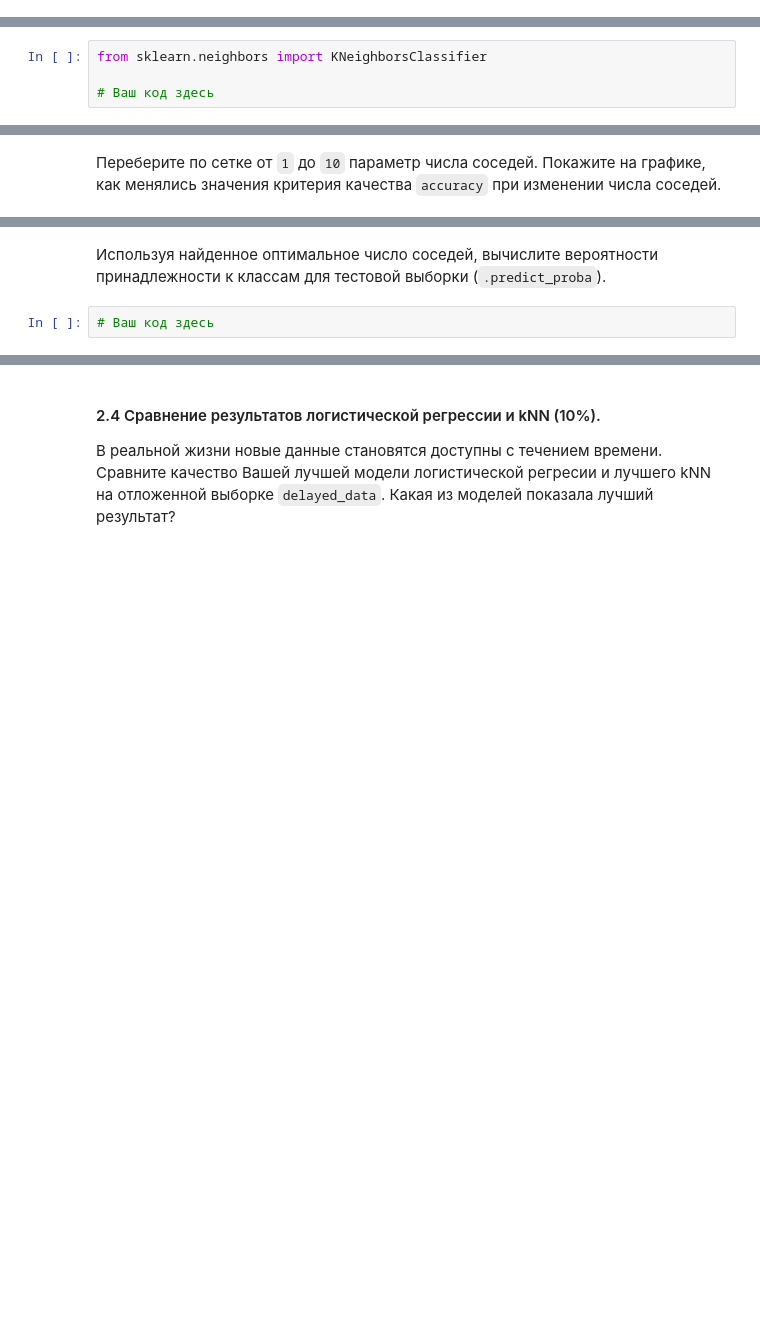
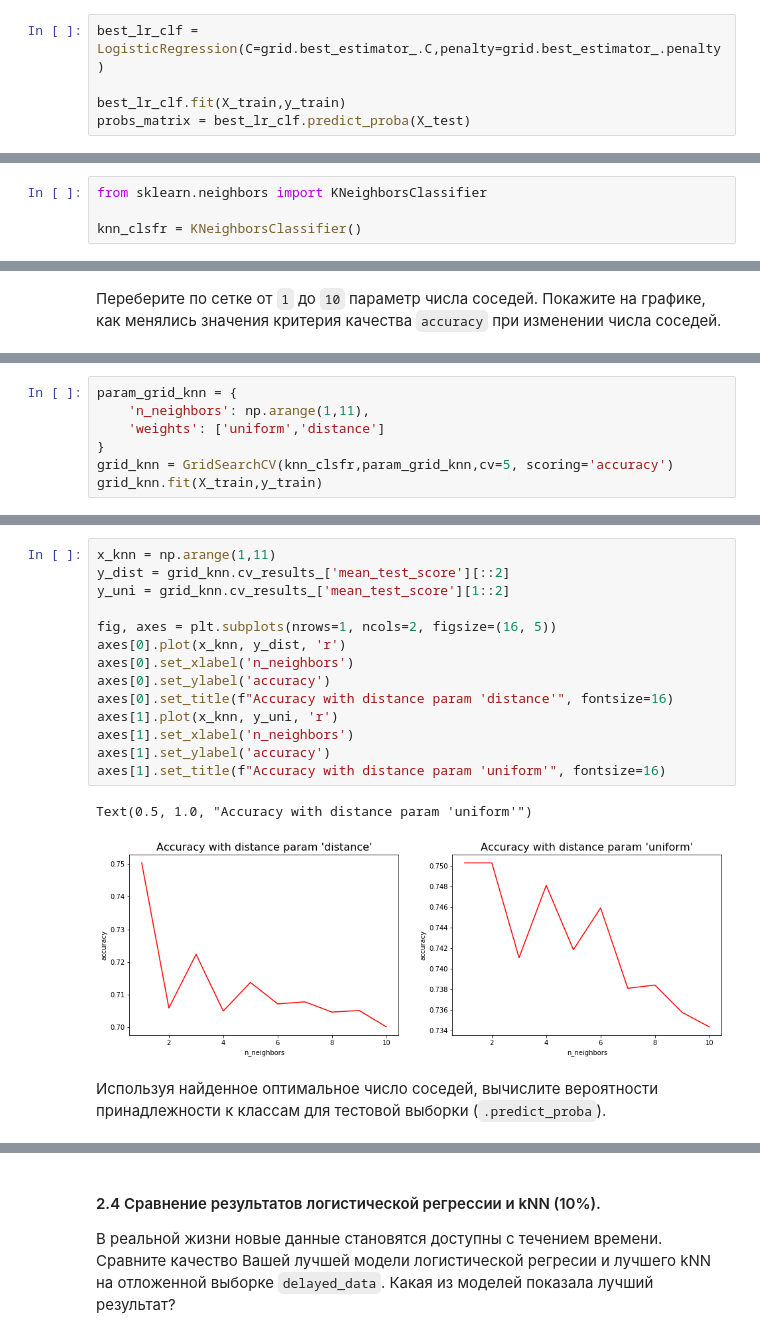
Before and after one commit to mrpriboi/ml-mipt, a Jupyter notebook: Homeworks/HW_1_Linclass_kNN/HW1_kNN_and_Logistic_regression.ipynb, the cells around one changed output, grey strips where cells are left out. Cells and saved outputs as stored; diff of their text form; blank space fills up the shorter version.

```diff
--- a/Homeworks/HW_1_Linclass_kNN/HW1_kNN_and_Logistic_regression.ipynb
+++ b/Homeworks/HW_1_Linclass_kNN/HW1_kNN_and_Logistic_regression.ipynb
@@ -111,2 +215,7 @@ best_lr_clf = LogisticRegression(<your_best_params_here>)
+# %%
+best_lr_clf = LogisticRegression(C=grid.best_estimator_.C,penalty=grid.best_estimator_.penalty)
+
+best_lr_clf.fit(X_train,y_train)
+probs_matrix = best_lr_clf.predict_proba(X_test)
 # %% [markdown]
 Для полученной матрицы вычислите усредненные по всем объектам из тестовой выборки значения вероятностей принадлежности к классам. Сравните ее оценкой вероятности принадлежности к классу на основе частот меток классов в обучающей выборке.
@@ -119,7 +234,7 @@ best_lr_clf = LogisticRegression(<your_best_params_here>)
 # %%
 from sklearn.neighbors import KNeighborsClassifier
 
-# Ваш код здесь
+knn_clsfr = KNeighborsClassifier()
 # %% [markdown]
 Попробуйте использовать различные стратегии вычисления весов: `[‘uniform’, ‘distance’]`. Выберите одно из них самостоятельно. Чем обоснован Ваш выбор?
 # %% [markdown]
@@ -128,0 +242,7 @@ from sklearn.neighbors import KNeighborsClassifier
+# %%
+param_grid_knn = {
+    'n_neighbors': np.arange(1,11),
+    'weights': ['uniform','distance']
+}
+grid_knn = GridSearchCV(knn_clsfr,param_grid_knn,cv=5, scoring='accuracy')
+grid_knn.fit(X_train,y_train)
@@ -129,4 +258,19 @@ from sklearn.neighbors import KNeighborsClassifier
+# %%
+x_knn = np.arange(1,11)
+y_dist = grid_knn.cv_results_['mean_test_score'][::2]
+y_uni = grid_knn.cv_results_['mean_test_score'][1::2]
+
+fig, axes = plt.subplots(nrows=1, ncols=2, figsize=(16, 5))
+axes[0].plot(x_knn, y_dist, 'r')
+axes[0].set_xlabel('n_neighbors')
+axes[0].set_ylabel('accuracy')
+axes[0].set_title(f"Accuracy with distance param 'distance'", fontsize=16)
+axes[1].plot(x_knn, y_uni, 'r')
+axes[1].set_xlabel('n_neighbors')
+axes[1].set_ylabel('accuracy')
+axes[1].set_title(f"Accuracy with distance param 'uniform'", fontsize=16)
+# %% [output]
+Text(0.5, 1.0, "Accuracy with distance param 'uniform'")
+[figure, added]
 # %% [markdown]
 Используя найденное оптимальное число соседей, вычислите вероятности принадлежности к классам для тестовой выборки (`.predict_proba`).
-# %%
-# Ваш код здесь
```
Also changed, not shown: parts of 27 cells of this notebook, 1 other file.
